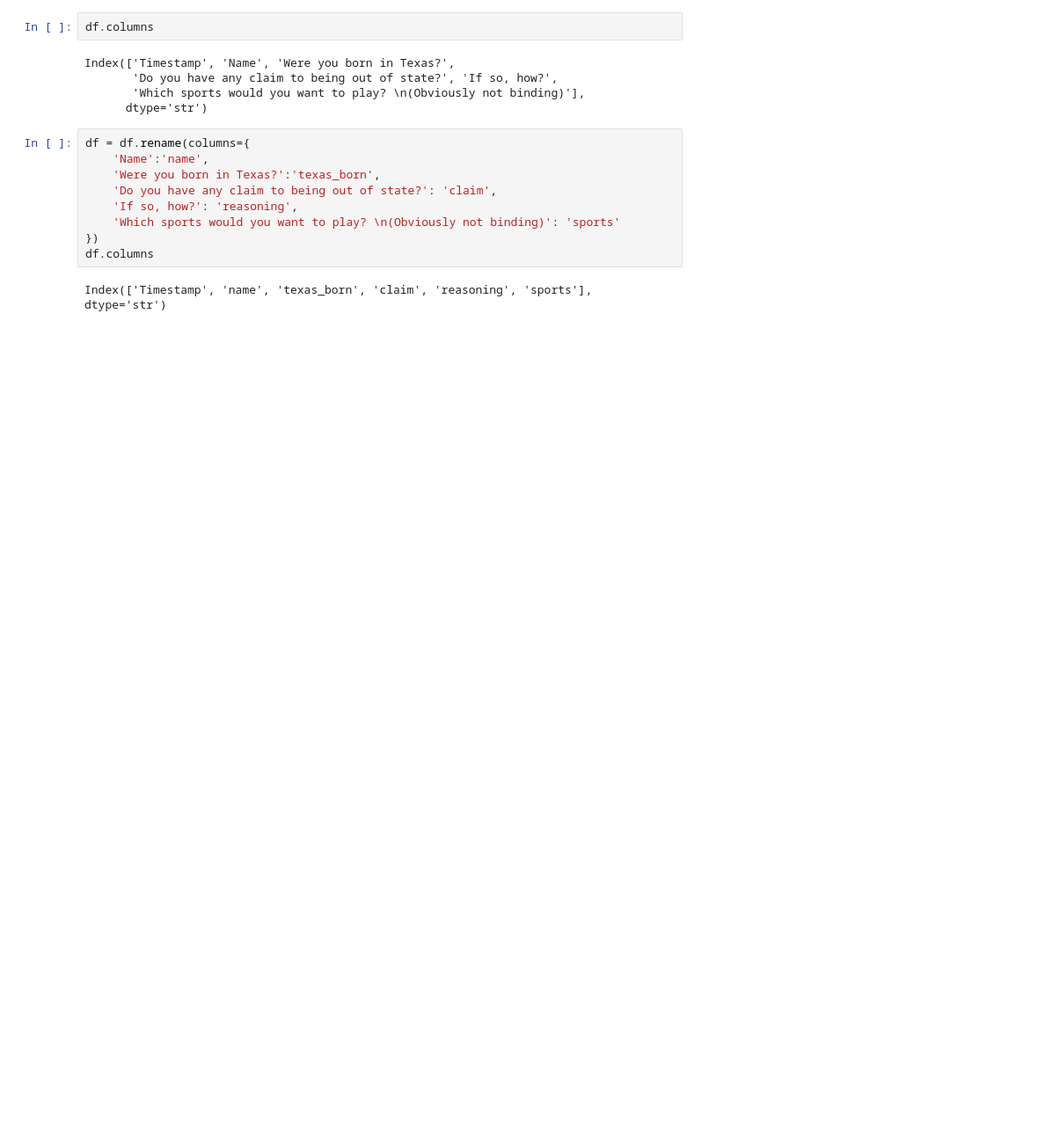
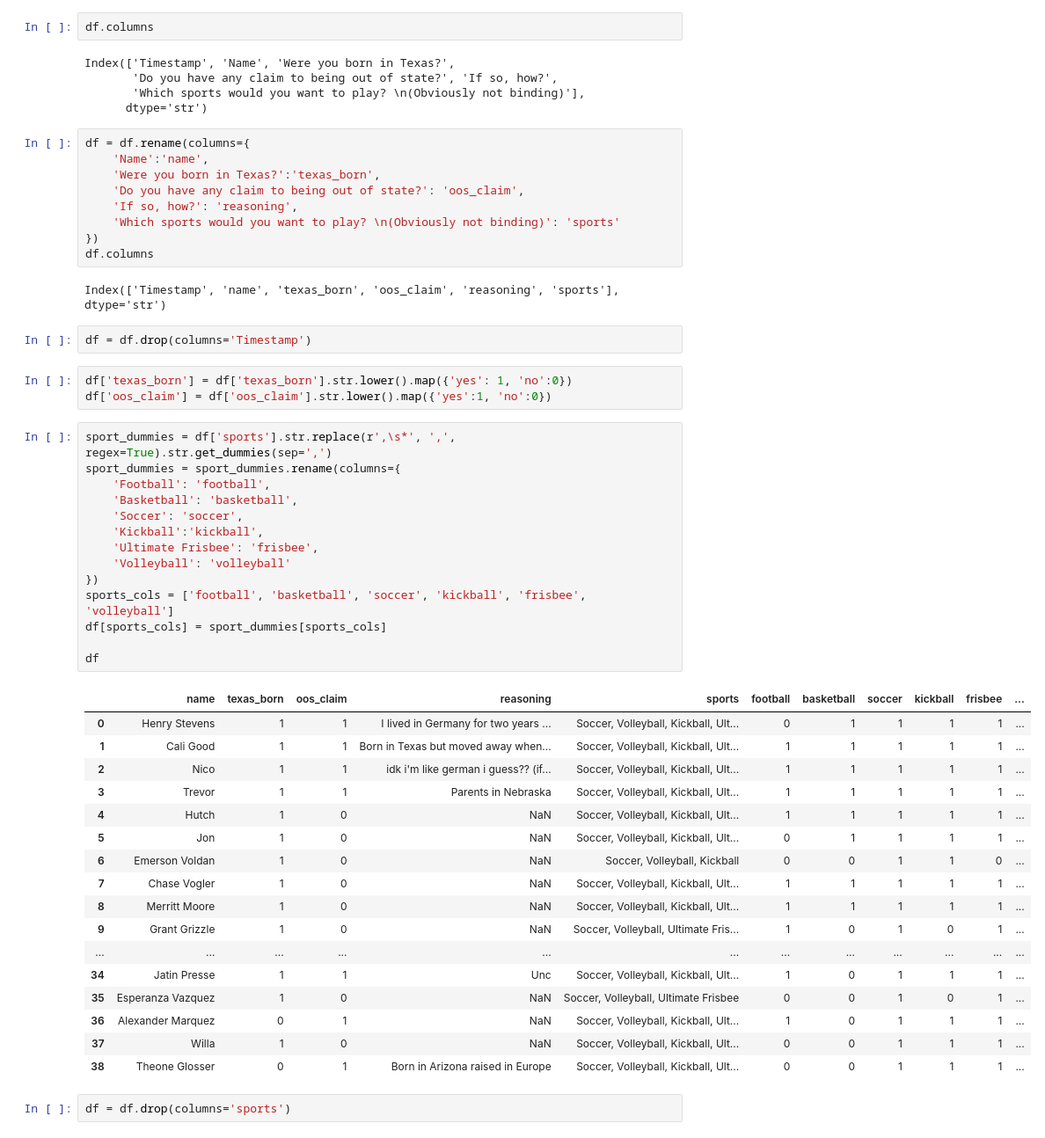
Before and after one commit to brycewi11iams/trinity_olympics, a Jupyter notebook: trinylmpics.ipynb, the cells around one changed output. Shown at 88% size. Saved outputs shown, nothing was run; the diff lists cells and outputs as text; blank space fills up the shorter version.

```diff
--- a/trinylmpics.ipynb
+++ b/trinylmpics.ipynb
@@ -34,10 +34,49 @@ Index(['Timestamp', 'Name', 'Were you born in Texas?',
 df = df.rename(columns={
     'Name':'name',
     'Were you born in Texas?':'texas_born',
-    'Do you have any claim to being out of state?': 'claim',
+    'Do you have any claim to being out of state?': 'oos_claim',
     'If so, how?': 'reasoning',
     'Which sports would you want to play? \n(Obviously not binding)': 'sports'
 })
 df.columns
 # %% [output]
-Index(['Timestamp', 'name', 'texas_born', 'claim', 'reasoning', 'sports'], dtype='str')
+Index(['Timestamp', 'name', 'texas_born', 'oos_claim', 'reasoning', 'sports'], dtype='str')
+# %%
+df = df.drop(columns='Timestamp')
+# %%
+df['texas_born'] = df['texas_born'].str.lower().map({'yes': 1, 'no':0})
+df['oos_claim'] = df['oos_claim'].str.lower().map({'yes':1, 'no':0})
+# %%
+sport_dummies = df['sports'].str.replace(r',\s*', ',', regex=True).str.get_dummies(sep=',')
+sport_dummies = sport_dummies.rename(columns={
+    'Football': 'football',
+    'Basketball': 'basketball',
+    'Soccer': 'soccer',
+    'Kickball':'kickball',
+    'Ultimate Frisbee': 'frisbee',
+    'Volleyball': 'volleyball'
+})
+sports_cols = ['football', 'basketball', 'soccer', 'kickball', 'frisbee', 'volleyball']
+df[sports_cols] = sport_dummies[sports_cols]
+
+df
+# %% [output]
+|  | name | texas_born | oos_claim | reasoning | sports | football | basketball | soccer | kickball | frisbee | ... |
+| 0 | Henry Stevens | 1 | 1 | I lived in Germany for two years ... | Soccer, Volleyball, Kickball, Ult... | 0 | 1 | 1 | 1 | 1 | ... |
+| 1 | Cali Good | 1 | 1 | Born in Texas but moved away when... | Soccer, Volleyball, Kickball, Ult... | 1 | 1 | 1 | 1 | 1 | ... |
+| 2 | Nico | 1 | 1 | idk i'm like german i guess?? (if... | Soccer, Volleyball, Kickball, Ult... | 1 | 1 | 1 | 1 | 1 | ... |
+| 3 | Trevor | 1 | 1 | Parents in Nebraska | Soccer, Volleyball, Kickball, Ult... | 1 | 1 | 1 | 1 | 1 | ... |
+| 4 | Hutch | 1 | 0 | NaN | Soccer, Volleyball, Kickball, Ult... | 1 | 1 | 1 | 1 | 1 | ... |
+| 5 | Jon | 1 | 0 | NaN | Soccer, Volleyball, Kickball, Ult... | 0 | 1 | 1 | 1 | 1 | ... |
+| 6 | Emerson Voldan | 1 | 0 | NaN | Soccer, Volleyball, Kickball | 0 | 0 | 1 | 1 | 0 | ... |
+| 7 | Chase Vogler | 1 | 0 | NaN | Soccer, Volleyball, Kickball, Ult... | 1 | 1 | 1 | 1 | 1 | ... |
+| 8 | Merritt Moore | 1 | 0 | NaN | Soccer, Volleyball, Kickball, Ult... | 1 | 1 | 1 | 1 | 1 | ... |
+| 9 | Grant Grizzle | 1 | 0 | NaN | Soccer, Volleyball, Ultimate Fris... | 1 | 0 | 1 | 0 | 1 | ... |
+| ... | ... | ... | ... | ... | ... | ... | ... | ... | ... | ... | ... |
+| 34 | Jatin Presse | 1 | 1 | Unc | Soccer, Volleyball, Kickball, Ult... | 1 | 0 | 1 | 1 | 1 | ... |
+| 35 | Esperanza Vazquez | 1 | 0 | NaN | Soccer, Volleyball, Ultimate Frisbee | 0 | 0 | 1 | 0 | 1 | ... |
+| 36 | Alexander Marquez | 0 | 1 | NaN | Soccer, Volleyball, Kickball, Ult... | 1 | 0 | 1 | 1 | 1 | ... |
+| 37 | Willa | 1 | 0 | NaN | Soccer, Volleyball, Kickball, Ult... | 0 | 0 | 1 | 1 | 1 | ... |
+| 38 | Theone Glosser | 0 | 1 | Born in Arizona raised in Europe | Soccer, Volleyball, Kickball, Ult... | 0 | 0 | 1 | 1 | 1 | ... |
+# %%
+df = df.drop(columns='sports')
```
Also changed, not shown: parts of 1 cell of this notebook.
